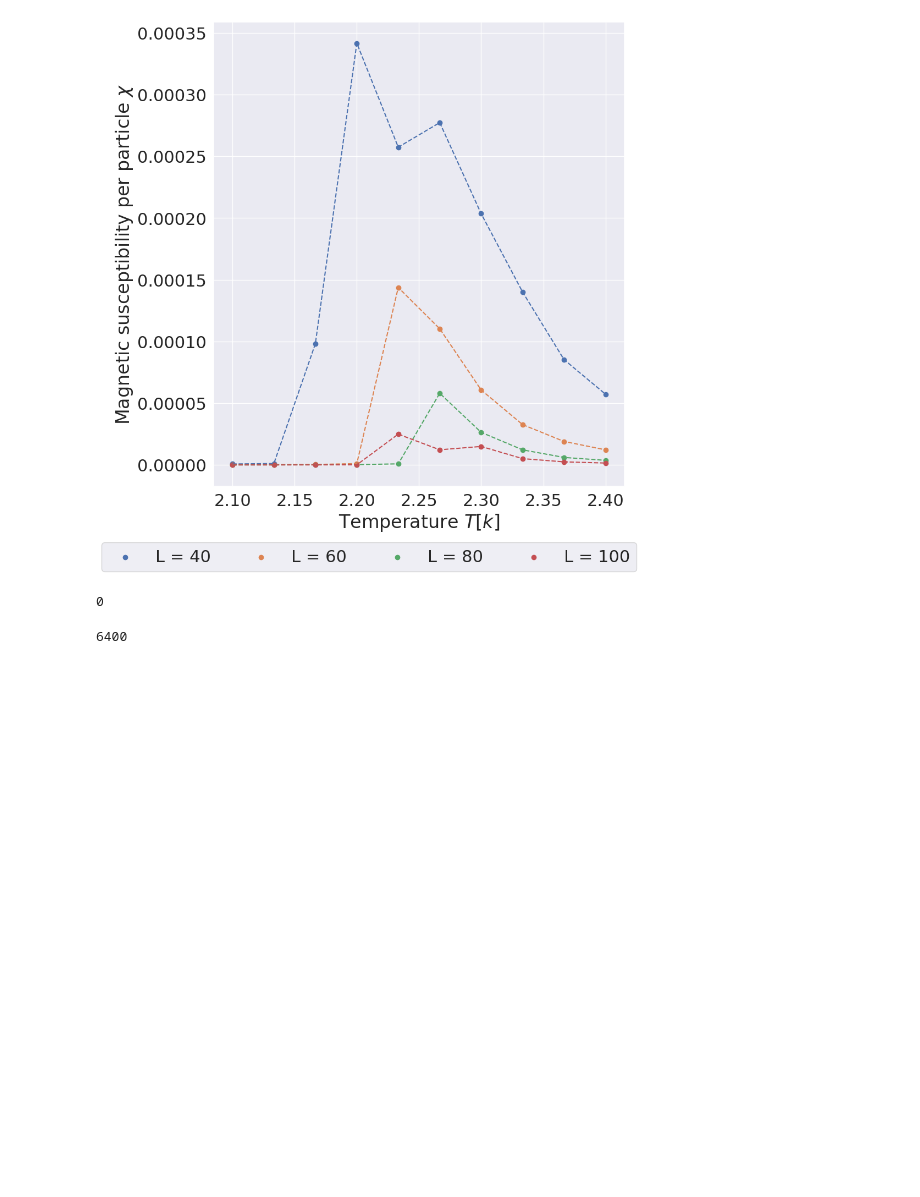
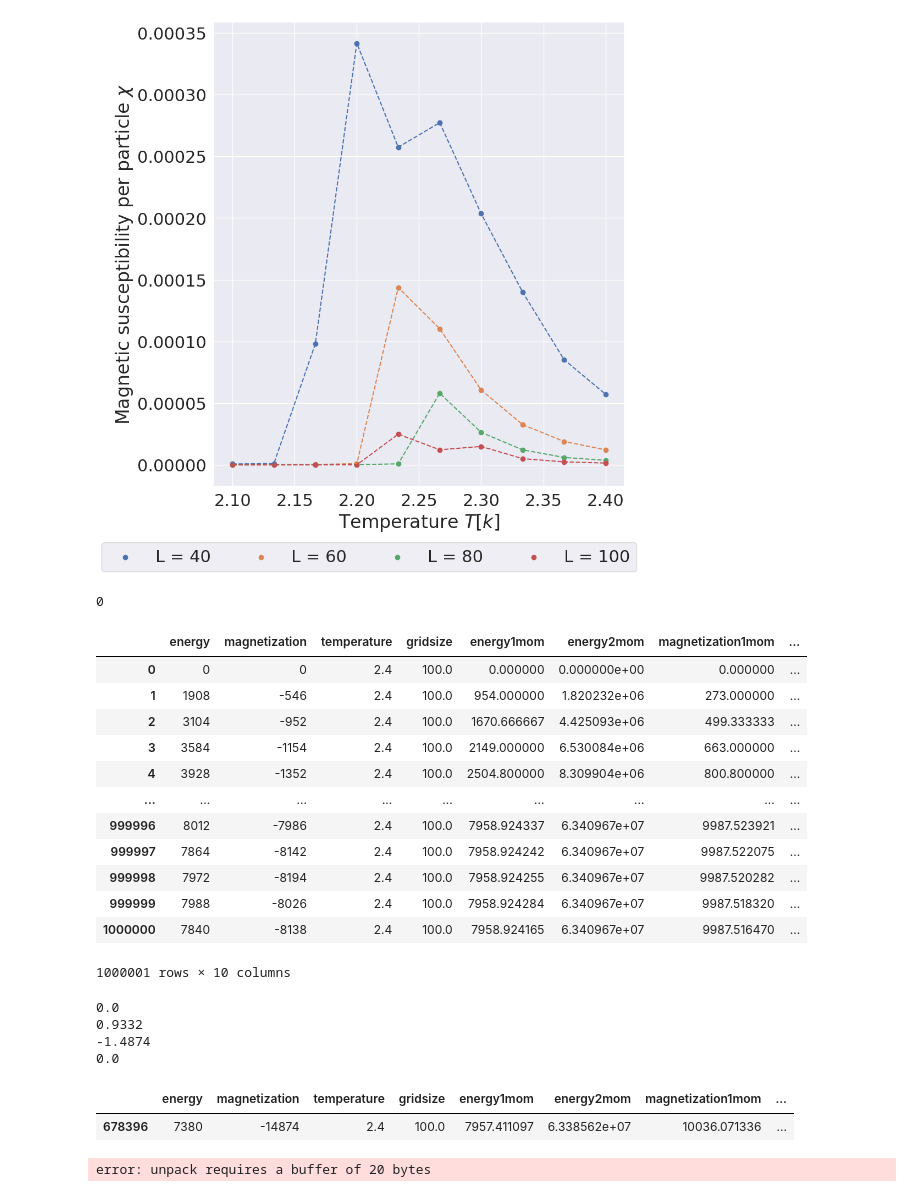
Before and after one commit to augude/fys3150, a Jupyter notebook: Project4/plotting.ipynb, the cells around one changed output. Cells and saved outputs as stored; diff of their text form; code cells hidden in the pictures; blank space fills up the shorter version.

```diff
--- a/Project4/plotting.ipynb
+++ b/Project4/plotting.ipynb
@@ -430,7 +429,36 @@ df = csvToDf('output/L=80_5.csv')
 df.magnetization.min()
 # %% [output]
 0
-# %%
-80*80
-# %% [output]
-6400
+# %%
+df
+# %% [output]
+|  | energy | magnetization | temperature | gridsize | energy1mom | energy2mom | magnetization1mom | ... |
+| 0 | 0 | 0 | 2.4 | 100.0 | 0.000000 | 0.000000e+00 | 0.000000 | ... |
+| 1 | 1908 | -546 | 2.4 | 100.0 | 954.000000 | 1.820232e+06 | 273.000000 | ... |
+| 2 | 3104 | -952 | 2.4 | 100.0 | 1670.666667 | 4.425093e+06 | 499.333333 | ... |
+| 3 | 3584 | -1154 | 2.4 | 100.0 | 2149.000000 | 6.530084e+06 | 663.000000 | ... |
+| 4 | 3928 | -1352 | 2.4 | 100.0 | 2504.800000 | 8.309904e+06 | 800.800000 | ... |
+| ... | ... | ... | ... | ... | ... | ... | ... | ... |
+| 999996 | 8012 | -7986 | 2.4 | 100.0 | 7958.924337 | 6.340967e+07 | 9987.523921 | ... |
+| 999997 | 7864 | -8142 | 2.4 | 100.0 | 7958.924242 | 6.340967e+07 | 9987.522075 | ... |
+| 999998 | 7972 | -8194 | 2.4 | 100.0 | 7958.924255 | 6.340967e+07 | 9987.520282 | ... |
+| 999999 | 7988 | -8026 | 2.4 | 100.0 | 7958.924284 | 6.340967e+07 | 9987.518320 | ... |
+| 1000000 | 7840 | -8138 | 2.4 | 100.0 | 7958.924165 | 6.340967e+07 | 9987.516470 | ... |
+1000001 rows × 10 columns
+# %%
+print(df.energy.min()/df.gridsize[0]**2)
+print(df.energy.max()/df.gridsize[0]**2)
+print(df.magnetization.min()/df.gridsize[0]**2)
+print(df.magnetization.max()/df.gridsize[0]**2)
+# %% [output]
+0.0
+0.9332
+-1.4874
+0.0
+# %%
+mask = (df.magnetization == df.magnetization.min())
+
+df[mask]
+# %% [output]
+|  | energy | magnetization | temperature | gridsize | energy1mom | energy2mom | magnetization1mom | ... |
+| 678396 | 7380 | -14874 | 2.4 | 100.0 | 7957.411097 | 6.338562e+07 | 10036.071336 | ... |
@@ -436,0 +480,8 @@ df.magnetization.min()
+# %%
+import struct
+
+data = open('output/validation2x2.bin', 'rb').read()
+
+(E, M) = struct.unpack('iiiii', data)
+# %% [output]
+error: unpack requires a buffer of 20 bytes
```
Also changed, not shown: parts of 10 cells of this notebook, 2 other files.
